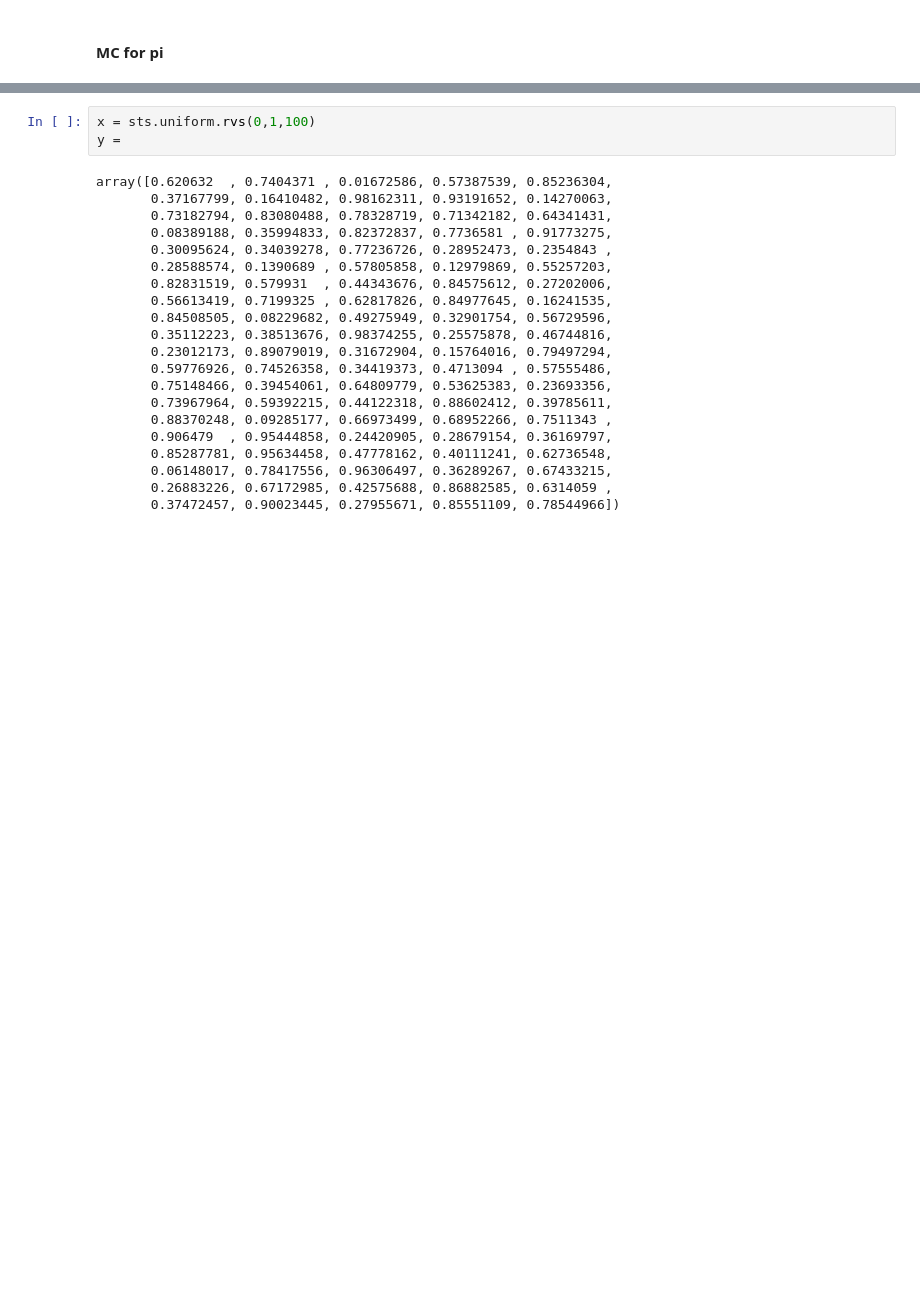
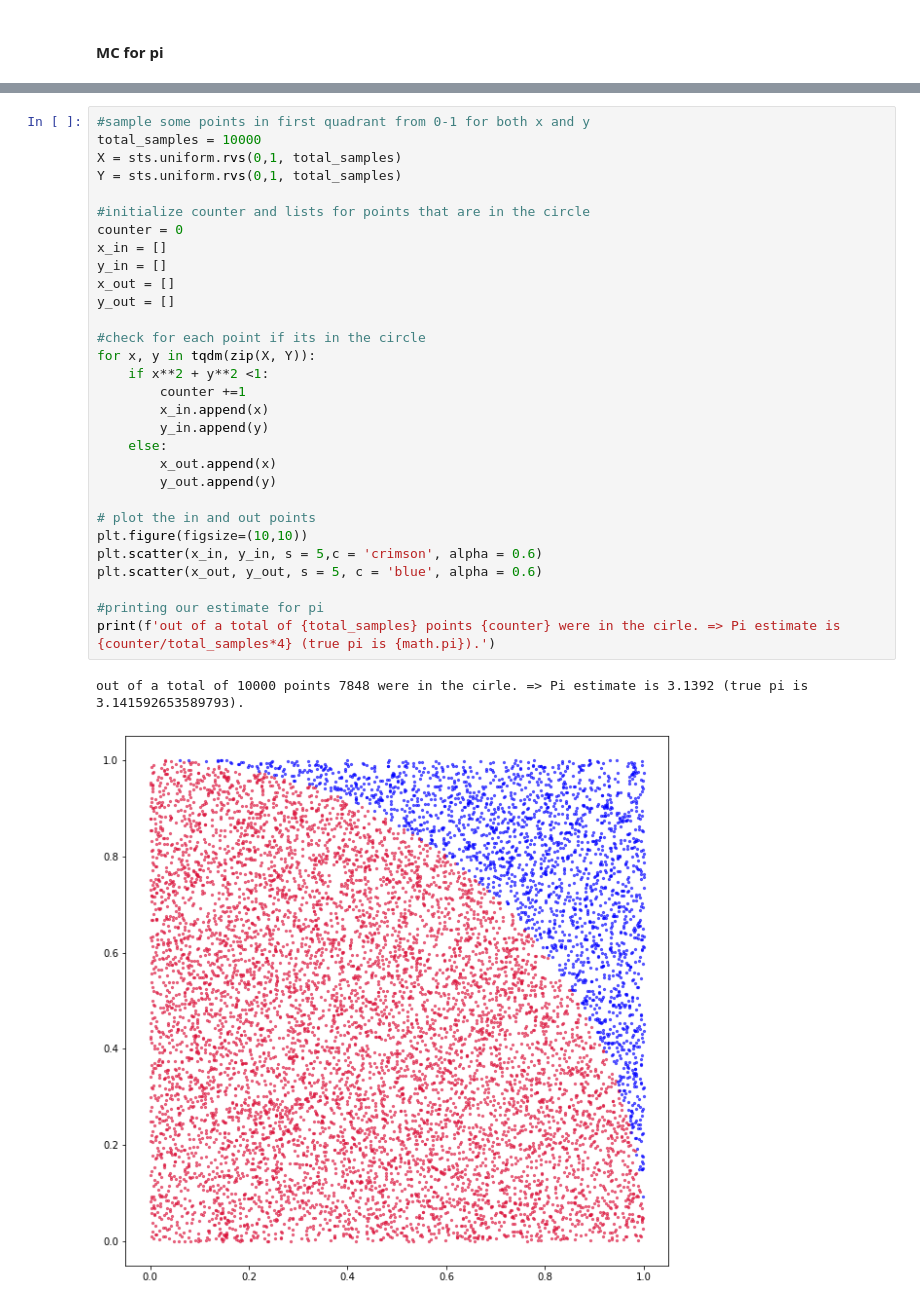
Before and after one commit to nilsdi/MC_Pi, a Jupyter notebook: Nils_Pi.ipynb, the cells around one changed output, grey strips where cells are left out. Drawn from its saved outputs; the diff is of its cells as text; blank space fills up the shorter version.

```diff
--- a/Nils_Pi.ipynb
+++ b/Nils_Pi.ipynb
@@ -35,26 +38,35 @@ import scipy.stats as sts
 
 ![Darts](https://raw.githubusercontent.com/coderefinery/jupyter/main/example/darts.svg)
 # %%
-x = sts.uniform.rvs(0,1,100)
-y =
+#sample some points in first quadrant from 0-1 for both x and y
+total_samples = 10000
+X = sts.uniform.rvs(0,1, total_samples)
+Y = sts.uniform.rvs(0,1, total_samples)
+
+#initialize counter and lists for points that are in the circle
+counter = 0
+x_in = []
+y_in = []
+x_out = []
+y_out = []
+
+#check for each point if its in the circle
+for x, y in tqdm(zip(X, Y)):
+    if x**2 + y**2 <1:
+        counter +=1
+        x_in.append(x)
+        y_in.append(y)
+    else:
+        x_out.append(x)
+        y_out.append(y)
+
+# plot the in and out points
+plt.figure(figsize=(10,10))
+plt.scatter(x_in, y_in, s = 5,c = 'crimson', alpha = 0.6)
+plt.scatter(x_out, y_out, s = 5, c = 'blue', alpha = 0.6)
+
+#printing our estimate for pi
+print(f'out of a total of {total_samples} points {counter} were in the cirle. => Pi estimate is {counter/total_samples*4} (true pi is {math.pi}).')
 # %% [output]
-array([0.620632  , 0.7404371 , 0.01672586, 0.57387539, 0.85236304,
-       0.37167799, 0.16410482, 0.98162311, 0.93191652, 0.14270063,
-       0.73182794, 0.83080488, 0.78328719, 0.71342182, 0.64341431,
-       0.08389188, 0.35994833, 0.82372837, 0.7736581 , 0.91773275,
-       0.30095624, 0.34039278, 0.77236726, 0.28952473, 0.2354843 ,
-       0.28588574, 0.1390689 , 0.57805858, 0.12979869, 0.55257203,
-       0.82831519, 0.579931  , 0.44343676, 0.84575612, 0.27202006,
-       0.56613419, 0.7199325 , 0.62817826, 0.84977645, 0.16241535,
-       0.84508505, 0.08229682, 0.49275949, 0.32901754, 0.56729596,
-       0.35112223, 0.38513676, 0.98374255, 0.25575878, 0.46744816,
-       0.23012173, 0.89079019, 0.31672904, 0.15764016, 0.79497294,
-       0.59776926, 0.74526358, 0.34419373, 0.4713094 , 0.57555486,
-       0.75148466, 0.39454061, 0.64809779, 0.53625383, 0.23693356,
-       0.73967964, 0.59392215, 0.44122318, 0.88602412, 0.39785611,
-       0.88370248, 0.09285177, 0.66973499, 0.68952266, 0.7511343 ,
-       0.906479  , 0.95444858, 0.24420905, 0.28679154, 0.36169797,
-       0.85287781, 0.95634458, 0.47778162, 0.40111241, 0.62736548,
-       0.06148017, 0.78417556, 0.96306497, 0.36289267, 0.67433215,
-       0.26883226, 0.67172985, 0.42575688, 0.86882585, 0.6314059 ,
-       0.37472457, 0.90023445, 0.27955671, 0.85551109, 0.78544966])
+out of a total of 10000 points 7848 were in the cirle. => Pi estimate is 3.1392 (true pi is 3.141592653589793).
+[figure, added]
```
Also changed, not shown: parts of 1 cell of this notebook.
